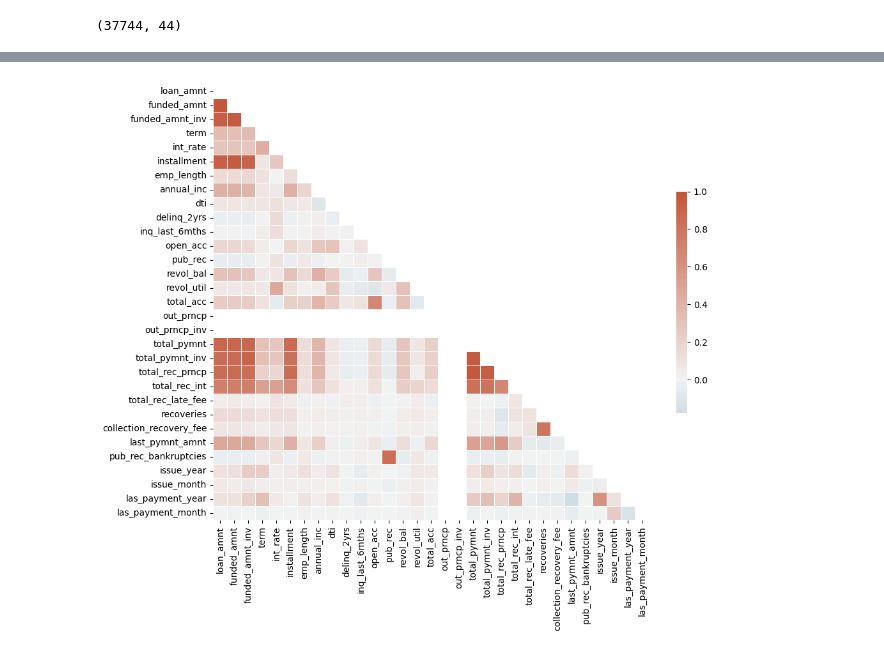
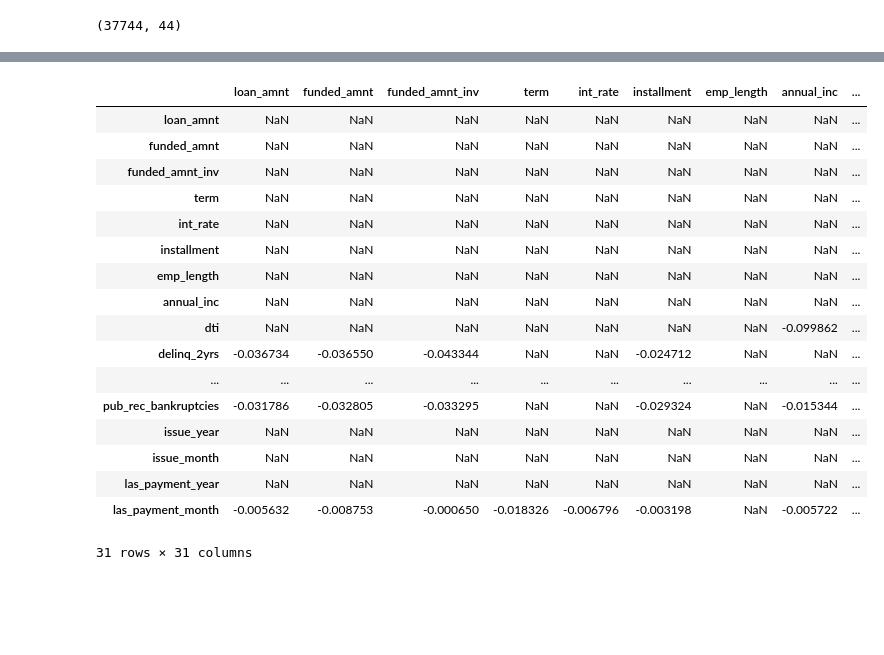
Before and after one commit to MT2012039/Lending_Club_Case_Study, a Jupyter notebook: Lending_case_study.ipynb, the cells around one changed output, grey strips where cells are left out. Cells and saved outputs as stored; diff of their text form; code cells hidden in the pictures; blank space fills up the shorter version.

```diff
--- a/Lending_case_study.ipynb
+++ b/Lending_case_study.ipynb
@@ -738,27 +736,34 @@ plt.show()
 # %%
 ###Lets analyse the correlation matrix for all numeric variables on the dataset####
 # %%
-###Below is the heatmap of the correlation of all numeric variables in dataset####
+corr = ldf.corr(numeric_only=True)
+high_positive_corr = corr[corr > 0.5]
+high_positive_corr
 
-###Analysis
-    ## Not a very high correlation for emp_length or annual income on the loan amount or funded amount
-    ## Total payment is highly correlated with Loan amount or funded_amount which is expected
-    ## Number of installments owed is directly related to loan amount and funded amount
-    ## Collection of recovery fee is related to post charge recoveries
+##High positive correlation between loan amount and funded amount and total amount
+## High positive correlation between recoveryand collection recovery fee
 
-corr = ldf.corr(method='pearson', numeric_only=True)
-# Generate a mask for the upper triangle
-mask = np.triu(np.ones_like(corr, dtype=bool))
+negative_corr = corr[corr < 0]
+negative_corr
 
-# Set up the matplotlib figure
-f, ax = plt.subplots(figsize=(11, 9))
-
-# Generate a custom diverging colormap
-cmap = sns.diverging_palette(230, 20, as_cmap=True)
-
-# Draw the heatmap with the mask and correct aspect ratio
-sns.heatmap(corr, mask=mask, cmap=cmap, vmax=1, center=0,
-            square=True, linewidths=.5, cbar_kws={"shrink": .5})
-plt.show()
+##dti has negative correlation with annual income, with increasein annual income dti descreases and vice versa
+##pub_rec_bankruptcies has negative correlation with annual income
 # %% [output]
-[figure, removed]
+|  | loan_amnt | funded_amnt | funded_amnt_inv | term | int_rate | installment | emp_length | annual_inc | ... |
+| loan_amnt | NaN | NaN | NaN | NaN | NaN | NaN | NaN | NaN | ... |
+| funded_amnt | NaN | NaN | NaN | NaN | NaN | NaN | NaN | NaN | ... |
+| funded_amnt_inv | NaN | NaN | NaN | NaN | NaN | NaN | NaN | NaN | ... |
+| term | NaN | NaN | NaN | NaN | NaN | NaN | NaN | NaN | ... |
+| int_rate | NaN | NaN | NaN | NaN | NaN | NaN | NaN | NaN | ... |
+| installment | NaN | NaN | NaN | NaN | NaN | NaN | NaN | NaN | ... |
+| emp_length | NaN | NaN | NaN | NaN | NaN | NaN | NaN | NaN | ... |
+| annual_inc | NaN | NaN | NaN | NaN | NaN | NaN | NaN | NaN | ... |
+| dti | NaN | NaN | NaN | NaN | NaN | NaN | NaN | -0.099862 | ... |
+| delinq_2yrs | -0.036734 | -0.036550 | -0.043344 | NaN | NaN | -0.024712 | NaN | NaN | ... |
+| ... | ... | ... | ... | ... | ... | ... | ... | ... | ... |
+| pub_rec_bankruptcies | -0.031786 | -0.032805 | -0.033295 | NaN | NaN | -0.029324 | NaN | -0.015344 | ... |
+| issue_year | NaN | NaN | NaN | NaN | NaN | NaN | NaN | NaN | ... |
+| issue_month | NaN | NaN | NaN | NaN | NaN | NaN | NaN | NaN | ... |
+| las_payment_year | NaN | NaN | NaN | NaN | NaN | NaN | NaN | NaN | ... |
+| las_payment_month | -0.005632 | -0.008753 | -0.000650 | -0.018326 | -0.006796 | -0.003198 | NaN | -0.005722 | ... |
+31 rows × 31 columns
```
Also changed, not shown: parts of 36 cells of this notebook.
